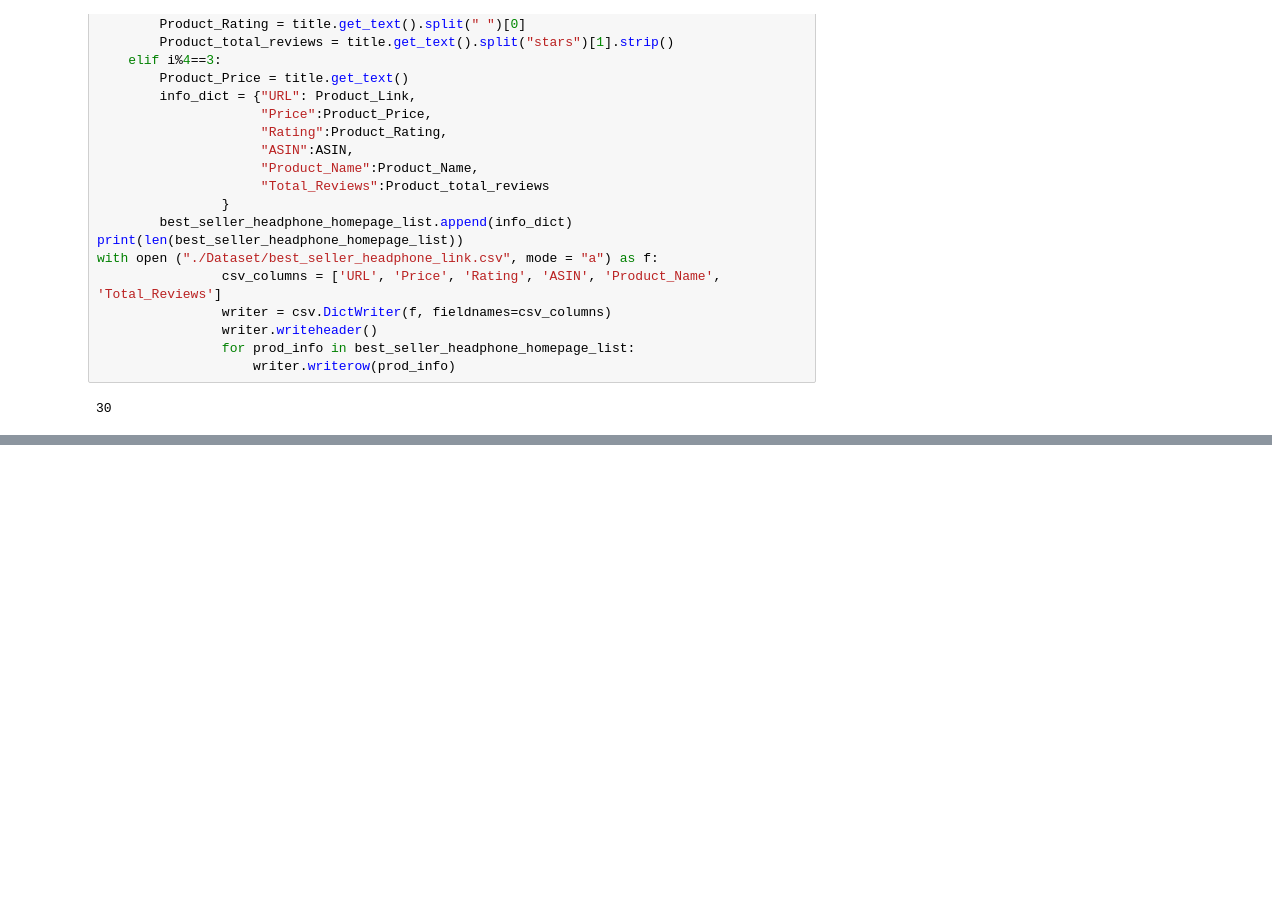
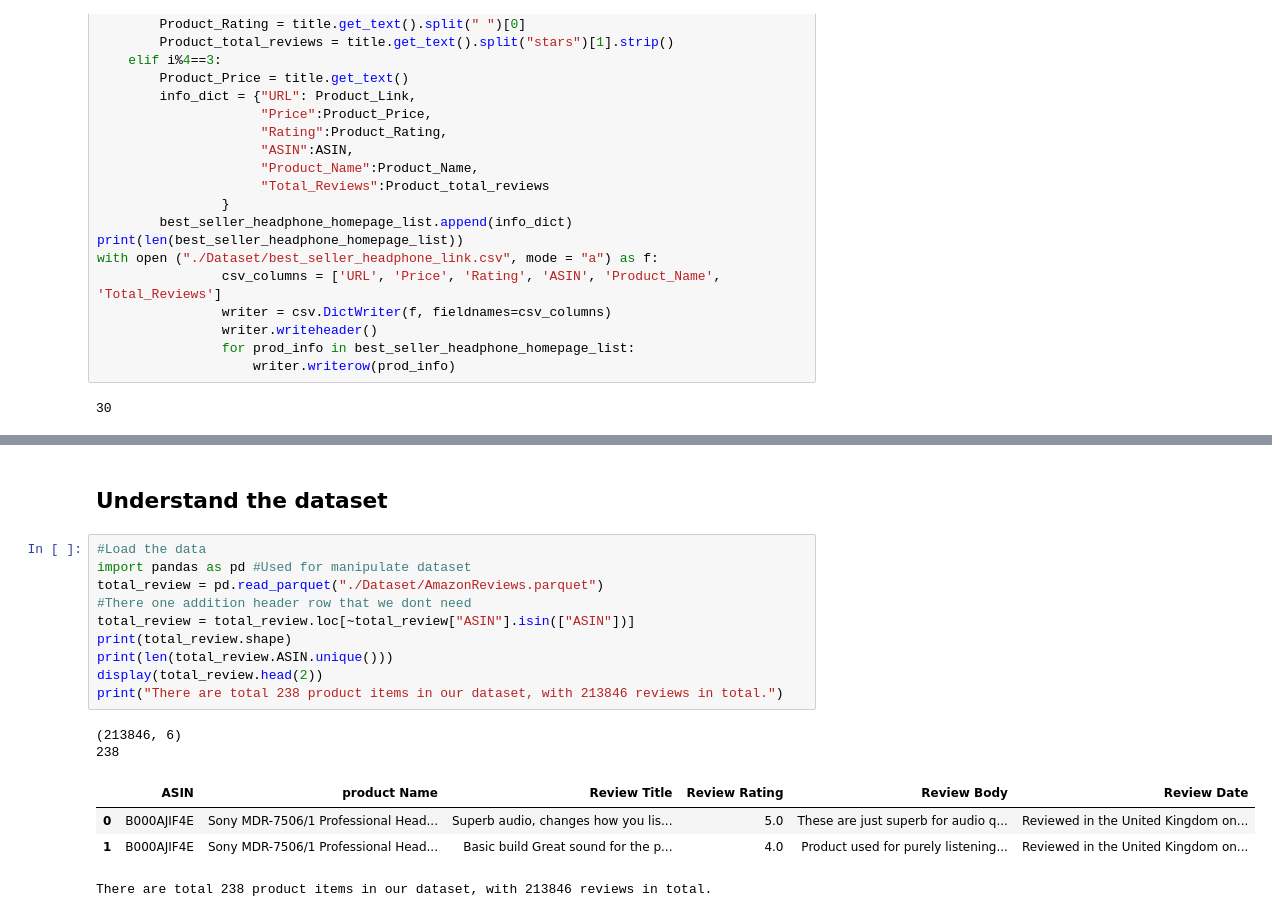
Before and after one commit to YongpengFu/Big-Data-Application, a Jupyter notebook: Web Scrapping from AmazonV4.ipynb, the cells around one changed output, grey strips where cells are left out. Drawn from its saved outputs; the diff is of its cells as text; blank space fills up the shorter version.

```diff
--- a/Web Scrapping from AmazonV4.ipynb
+++ b/Web Scrapping from AmazonV4.ipynb
@@ -485,0 +505,19 @@ with open ("./Dataset/best_seller_headphone_link.csv", mode = "a") as f:
+# %% [markdown]
+## Understand the dataset
+# %%
+#Load the data
+import pandas as pd #Used for manipulate dataset
+total_review = pd.read_parquet("./Dataset/AmazonReviews.parquet")
+#There one addition header row that we dont need
+total_review = total_review.loc[~total_review["ASIN"].isin(["ASIN"])]
+print(total_review.shape)
+print(len(total_review.ASIN.unique()))
+display(total_review.head(2))
+print("There are total 238 product items in our dataset, with 213846 reviews in total.")
+# %% [output]
+(213846, 6)
+238
+|  | ASIN | product Name | Review Title | Review Rating | Review Body | Review Date |
+| 0 | B000AJIF4E | Sony MDR-7506/1 Professional Head... | Superb audio, changes how you lis... | 5.0 | These are just superb for audio q... | Reviewed in the United Kingdom on... |
+| 1 | B000AJIF4E | Sony MDR-7506/1 Professional Head... | Basic build Great sound for the p... | 4.0 | Product used for purely listening... | Reviewed in the United Kingdom on... |
+There are total 238 product items in our dataset, with 213846 reviews in total.
```
Also changed, not shown: parts of 4 cells of this notebook, 6 other files.
